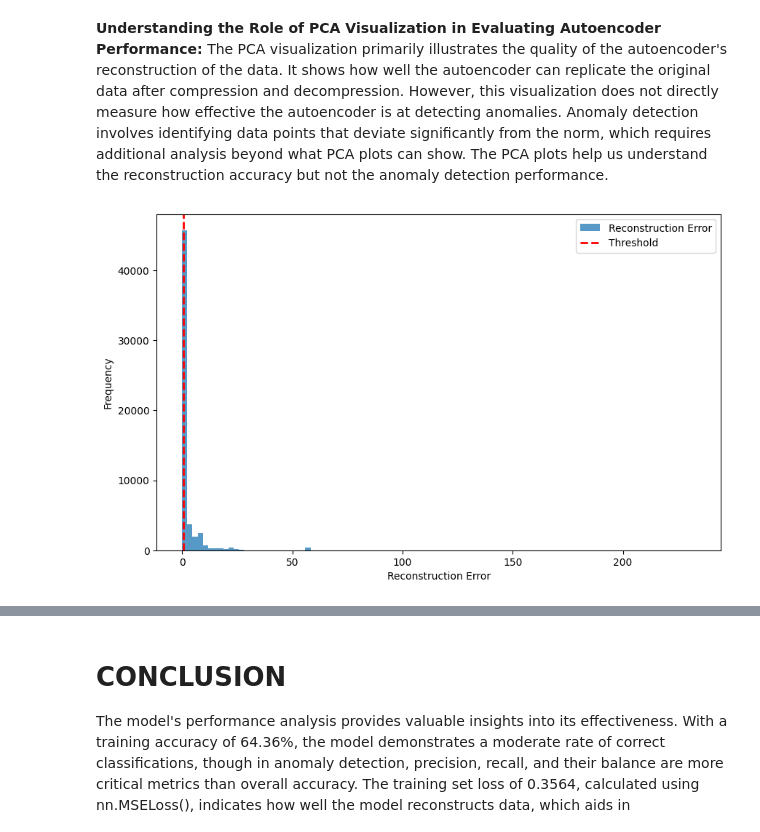
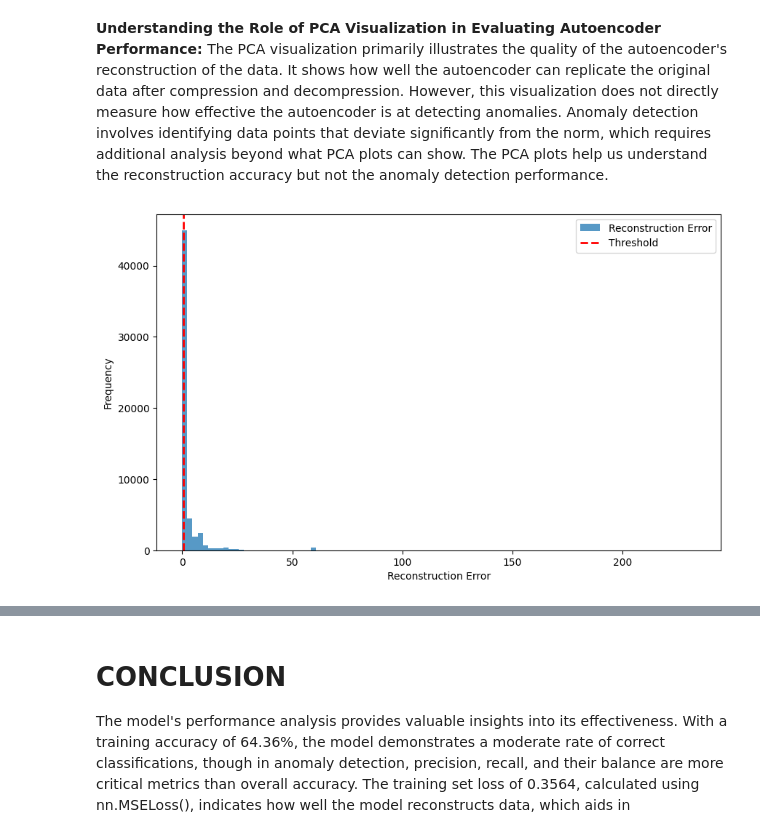
Before and after one commit to Hernan3scobar/Autoencoders, a Jupyter notebook: AutoEncoder-1.ipynb, the cells around one changed output, grey strips where cells are left out. Drawn from its saved outputs; the diff is of its cells as text; code cells hidden in the pictures.

```diff
--- a/AutoEncoder-1.ipynb
+++ b/AutoEncoder-1.ipynb
@@ -243,7 +243,7 @@ optimizer = torch.optim.Adam(autoencoder.parameters(), lr=0.0001,weight_decay=1e
 
 avg_losses = []
 # Training loop for autoencoder
-num_epochs = 1000
+num_epochs = 200
 for epoch in range(num_epochs):
     autoencoder.train()
     train_loss = 0
@@ -317 +350,5 @@ reconstructed_data = np.concatenate(reconstructed_data, axis=0)
+# %%
+multiples = np.round(np.linspace(1,2,100),3)
+
+_,_,multiple = find_best_threshold(autoencoder, X_train_tensor, X_test_tensor, y_test, device, multiples=multiples)
 # %%
@@ -470,11 +524,11 @@ The PCA visualization primarily illustrates the quality of the autoencoder's rec
 # %%
 # Plot reconstruction error
 plt.figure(figsize=(10, 6))
-plt.hist(test_loss.cpu().numpy(), bins=100, alpha=0.75, label='Reconstruction Error')
+plt.hist(test_loss, bins=100, alpha=0.75, label='Reconstruction Error')
 plt.axvline(threshold, color='r', linestyle='dashed', linewidth=2, label='Threshold')
 plt.xlabel('Reconstruction Error')
 plt.ylabel('Frequency')
 plt.legend()
 plt.show()
 # %% [output]
-[figure, old version]
+[figure, new version]
```
Also changed, not shown: parts of 10 cells of this notebook.
